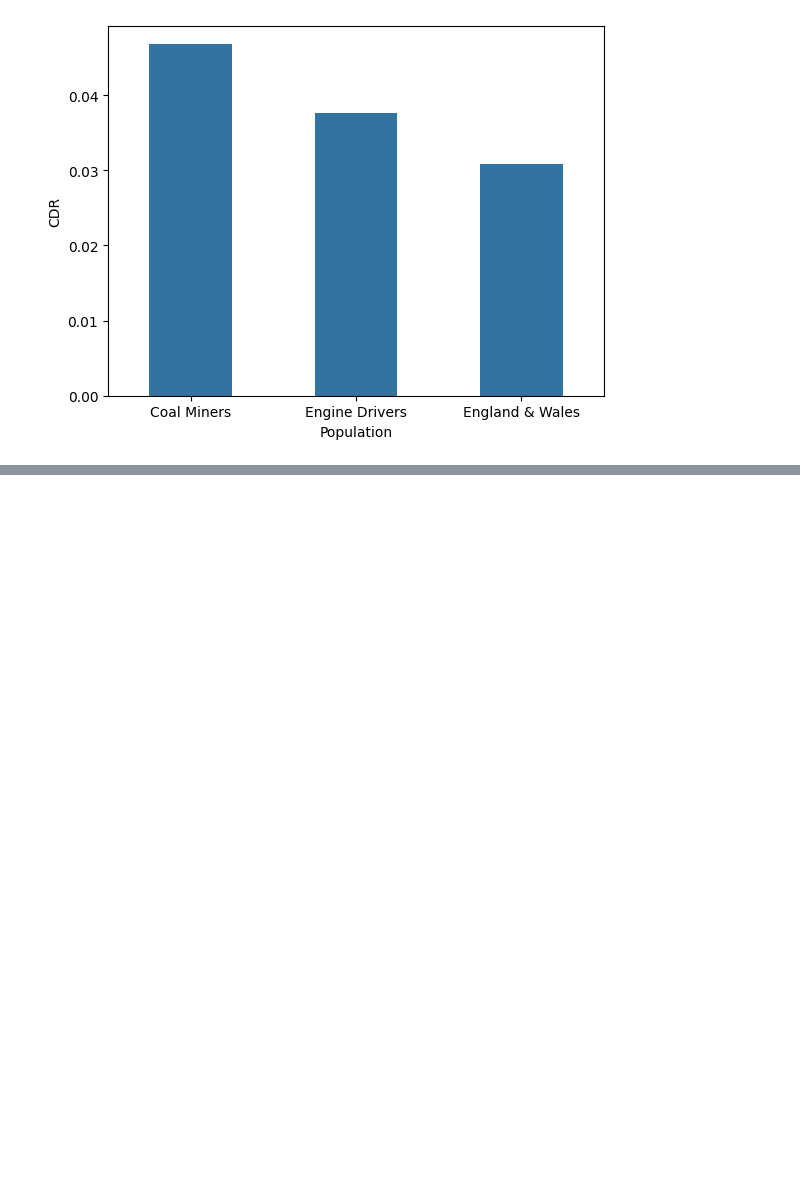
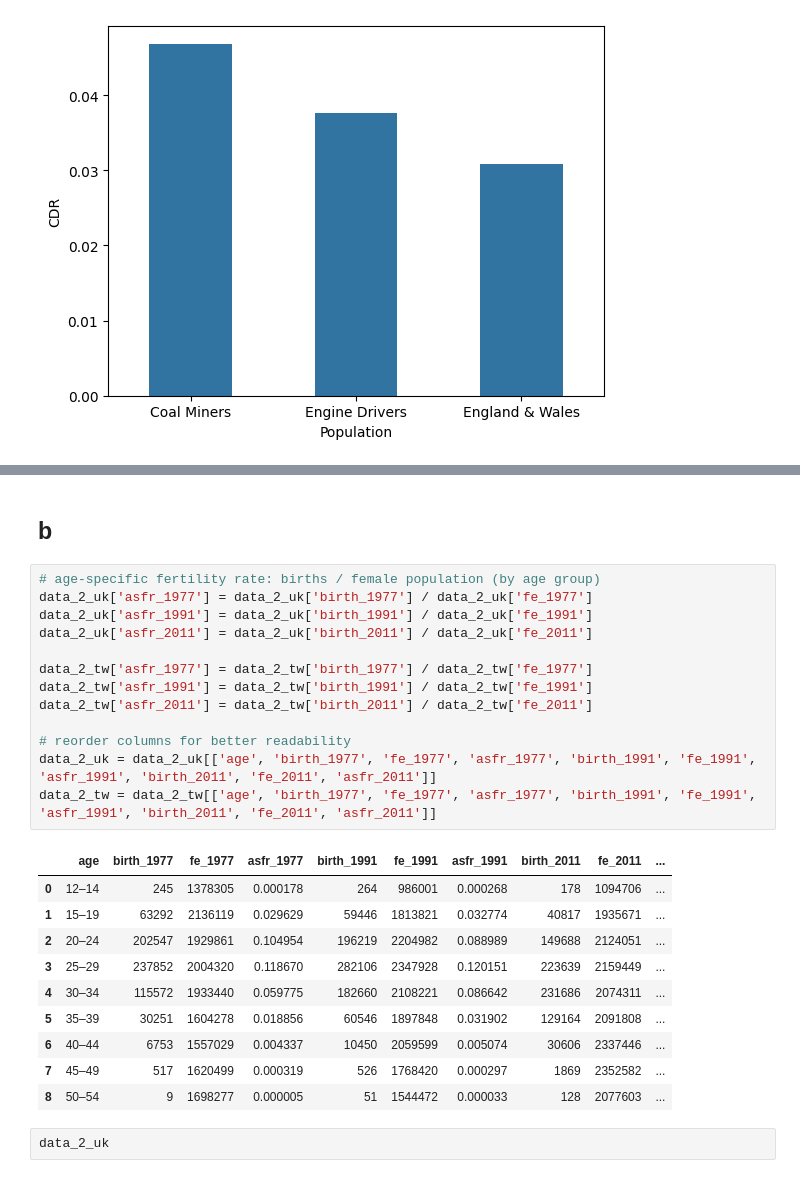
Before and after one commit to yifan-lu-300/humsci_prelims_demography, a Jupyter notebook: 1_population_measures/src/solution.ipynb, the cells around one changed output, grey strips where cells are left out. Drawn from its saved outputs; the diff is of its cells as text; blank space fills up the shorter version.

```diff
--- a/1_population_measures/src/solution.ipynb
+++ b/1_population_measures/src/solution.ipynb
@@ -96,0 +122,28 @@ fig.show()
+# %% [markdown]
+## b
+# %%
+# age-specific fertility rate: births / female population (by age group)
+data_2_uk['asfr_1977'] = data_2_uk['birth_1977'] / data_2_uk['fe_1977']
+data_2_uk['asfr_1991'] = data_2_uk['birth_1991'] / data_2_uk['fe_1991']
+data_2_uk['asfr_2011'] = data_2_uk['birth_2011'] / data_2_uk['fe_2011']
+
+data_2_tw['asfr_1977'] = data_2_tw['birth_1977'] / data_2_tw['fe_1977']
+data_2_tw['asfr_1991'] = data_2_tw['birth_1991'] / data_2_tw['fe_1991']
+data_2_tw['asfr_2011'] = data_2_tw['birth_2011'] / data_2_tw['fe_2011']
+
+# reorder columns for better readability
+data_2_uk = data_2_uk[['age', 'birth_1977', 'fe_1977', 'asfr_1977', 'birth_1991', 'fe_1991', 'asfr_1991', 'birth_2011', 'fe_2011', 'asfr_2011']]
+data_2_tw = data_2_tw[['age', 'birth_1977', 'fe_1977', 'asfr_1977', 'birth_1991', 'fe_1991', 'asfr_1991', 'birth_2011', 'fe_2011', 'asfr_2011']]
+# %% [output]
+|  | age | birth_1977 | fe_1977 | asfr_1977 | birth_1991 | fe_1991 | asfr_1991 | birth_2011 | fe_2011 | ... |
+| 0 | 12–14 | 245 | 1378305 | 0.000178 | 264 | 986001 | 0.000268 | 178 | 1094706 | ... |
+| 1 | 15–19 | 63292 | 2136119 | 0.029629 | 59446 | 1813821 | 0.032774 | 40817 | 1935671 | ... |
+| 2 | 20–24 | 202547 | 1929861 | 0.104954 | 196219 | 2204982 | 0.088989 | 149688 | 2124051 | ... |
+| 3 | 25–29 | 237852 | 2004320 | 0.118670 | 282106 | 2347928 | 0.120151 | 223639 | 2159449 | ... |
+| 4 | 30–34 | 115572 | 1933440 | 0.059775 | 182660 | 2108221 | 0.086642 | 231686 | 2074311 | ... |
+| 5 | 35–39 | 30251 | 1604278 | 0.018856 | 60546 | 1897848 | 0.031902 | 129164 | 2091808 | ... |
+| 6 | 40–44 | 6753 | 1557029 | 0.004337 | 10450 | 2059599 | 0.005074 | 30606 | 2337446 | ... |
+| 7 | 45–49 | 517 | 1620499 | 0.000319 | 526 | 1768420 | 0.000297 | 1869 | 2352582 | ... |
+| 8 | 50–54 | 9 | 1698277 | 0.000005 | 51 | 1544472 | 0.000033 | 128 | 2077603 | ... |
+# %%
+data_2_uk
```
Also changed, not shown: parts of 24 cells of this notebook.
